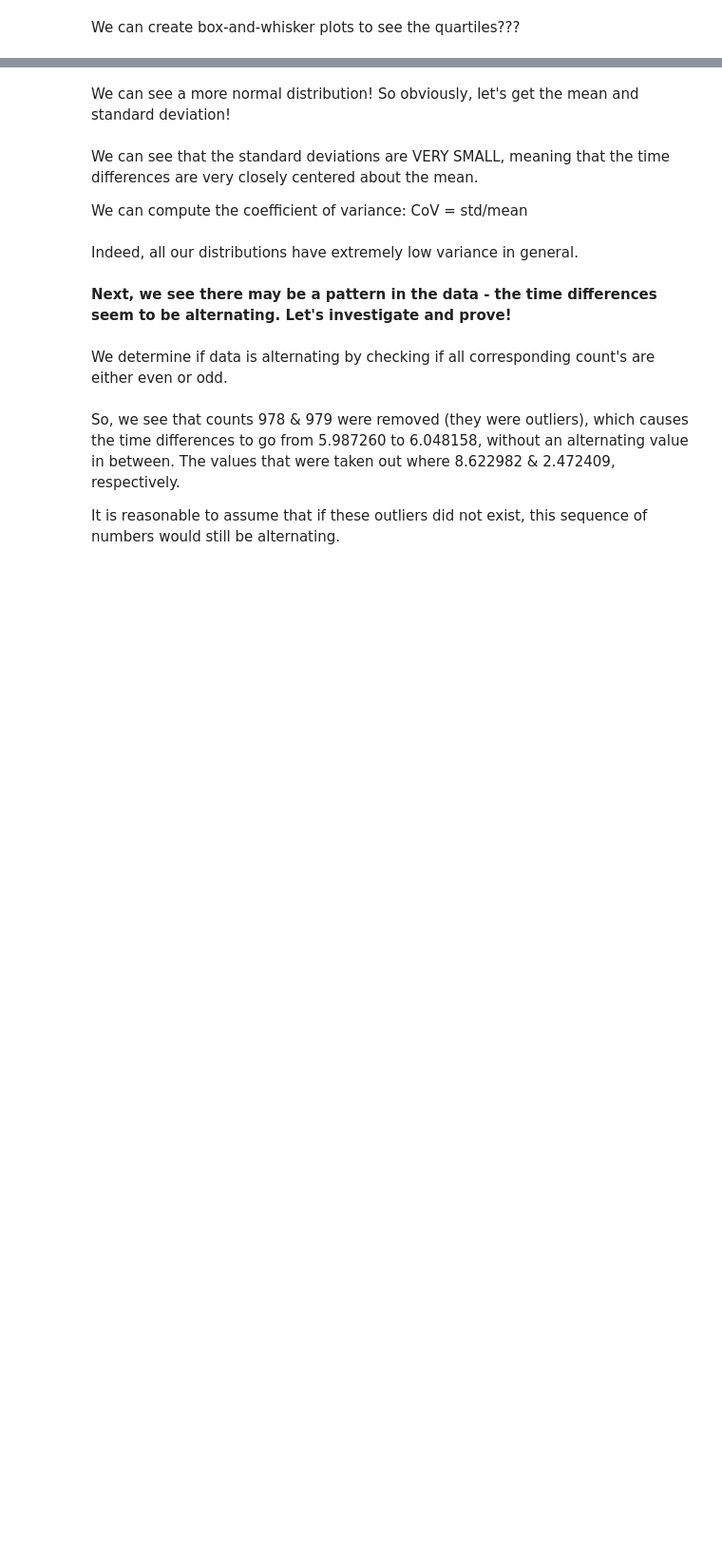
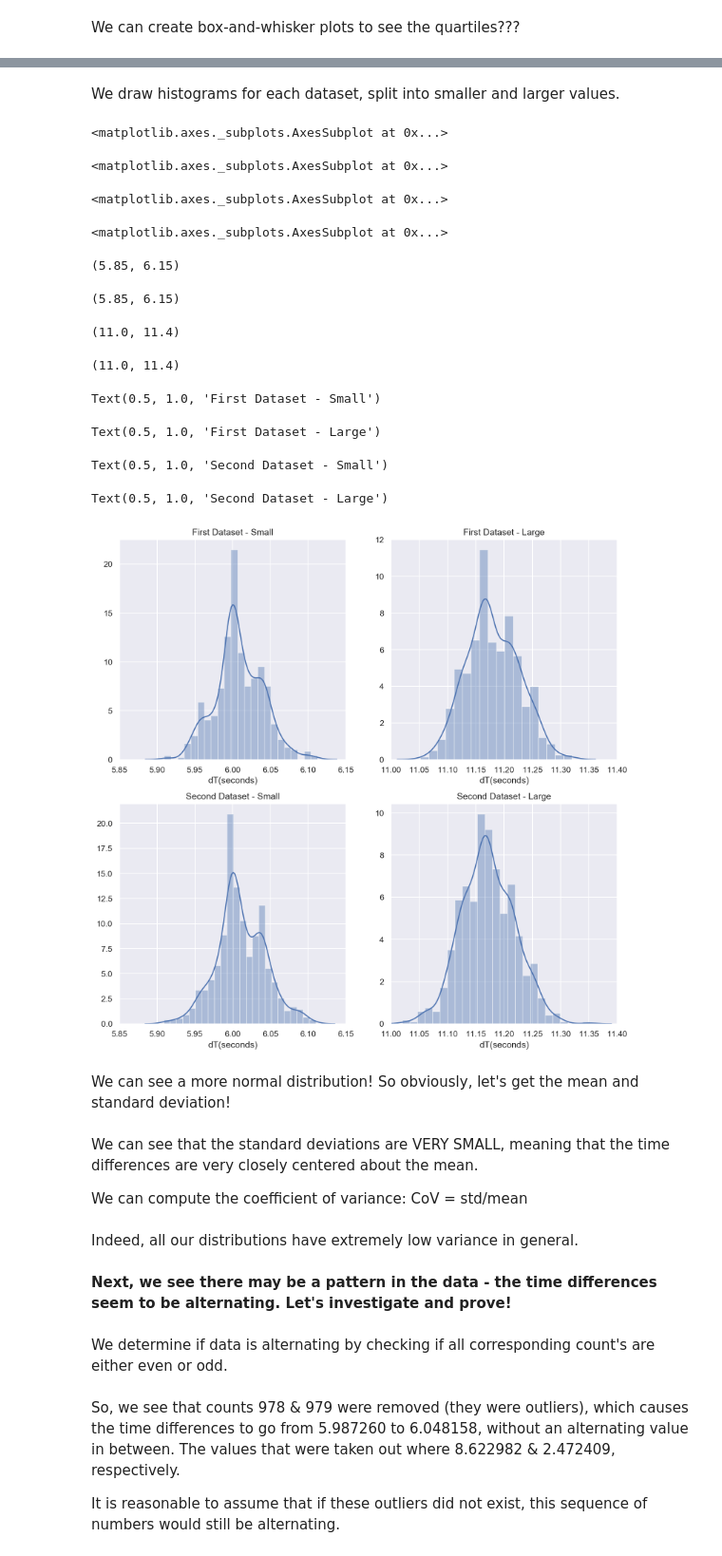
Before and after one commit to aj112358/FFX-Computer-Vision, a Jupyter notebook: Lightning Data.ipynb, the cells around one changed output, grey strips where cells are left out. Shown at 95% size. Saved outputs shown, nothing was run; the diff lists cells and outputs as text; code cells hidden in the pictures; blank space fills up the shorter version.

```diff
--- a/Lightning Data.ipynb
+++ b/Lightning Data.ipynb
@@ -698,21 +973,46 @@ Here are some histograms of the individual modes for each data set
+# %% [markdown]
+We draw histograms for each dataset, split into smaller and larger values.
 # %%
+# Drawing histograms for each dataset (WITH SPLIT)
+
+# Configuring plot framework
 fig2, axes2 = plt.subplots(nrows=2, ncols=2, figsize=(12,12))
-# plt.tight_layout()
-# axes2
 
+# Plotting FIRST dataset
 sns.distplot(data1_small_mode["dT(seconds)"], ax=axes2[0,0])
 sns.distplot(data1_large_mode["dT(seconds)"], ax=axes2[0,1])
+
+# Plotting SECOND dataset
 sns.distplot(data2_small_mode["dT(seconds)"], ax=axes2[1,0])
 sns.distplot(data2_large_mode["dT(seconds)"], ax=axes2[1,1])
 
-# Need to specify domain for data2 for some reason...
+# Standardizing domains for smaller-value plots
+axes2[0,0].set_xlim([5.85,6.15])
 axes2[1,0].set_xlim([5.85,6.15])
 
+# Standardizing domains for larger-value plots
+axes2[0,1].set_xlim([11.00,11.40])
+axes2[1,1].set_xlim([11.00,11.40])
 
-axes2[0,0].set_title("first dataset (small mode)")
-axes2[0,1].set_title("first dataset (large mode)")
-axes2[1,0].set_title("second dataset (small mode)")
-axes2[1,1].set_title("second dataset (large mode)")
+# Specifiying plot titles
+axes2[0,0].set_title("First Dataset - Small")
+axes2[0,1].set_title("First Dataset - Large")
+axes2[1,0].set_title("Second Dataset - Small")
+axes2[1,1].set_title("Second Dataset - Large")
+# %% [output]
+<matplotlib.axes._subplots.AxesSubplot at 0x...>
+<matplotlib.axes._subplots.AxesSubplot at 0x...>
+<matplotlib.axes._subplots.AxesSubplot at 0x...>
+<matplotlib.axes._subplots.AxesSubplot at 0x...>
+(5.85, 6.15)
+(5.85, 6.15)
+(11.0, 11.4)
+(11.0, 11.4)
+Text(0.5, 1.0, 'First Dataset - Small')
+Text(0.5, 1.0, 'First Dataset - Large')
+Text(0.5, 1.0, 'Second Dataset - Small')
+Text(0.5, 1.0, 'Second Dataset - Large')
+[figure, added]
 # %% [markdown]
 We can see a more normal distribution! So obviously, let's get the mean and standard deviation!
 # %%
```
Also changed, not shown: parts of 48 cells of this notebook.
